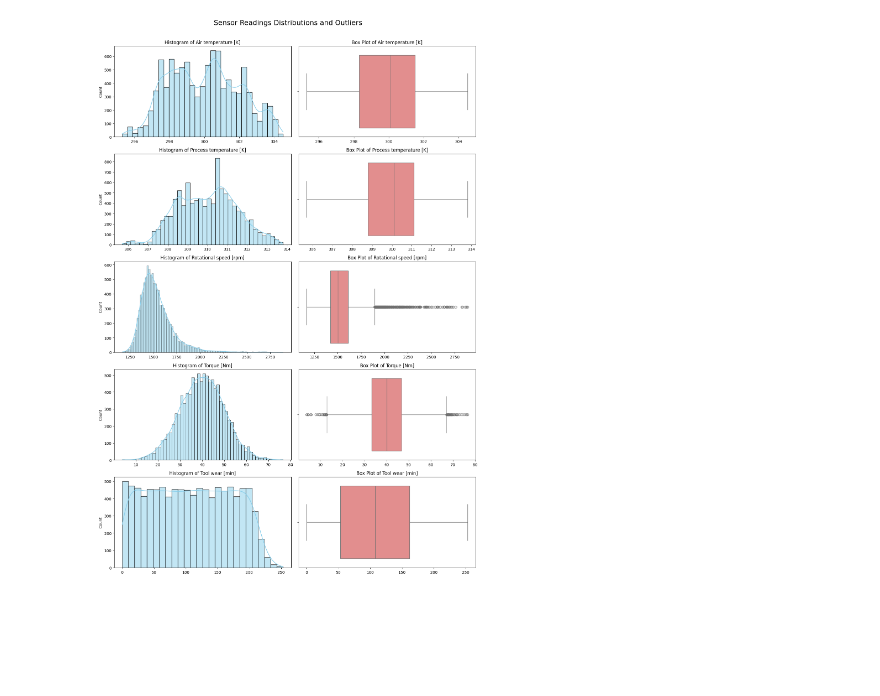
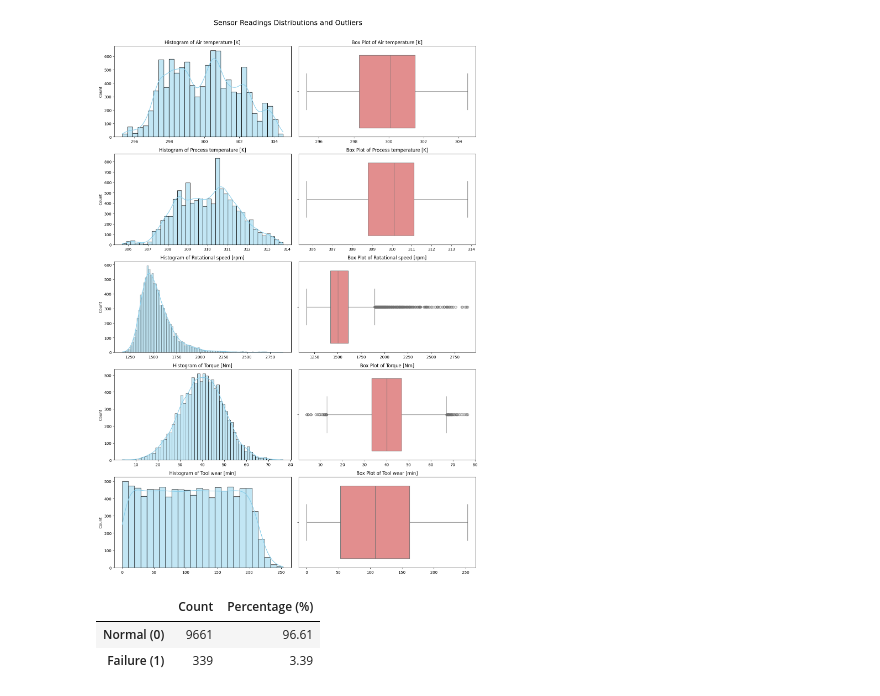
Before and after one commit to suryansh24-coder/Machine-Learning-Journey, a Jupyter notebook: Dataset_prepration.ipynb, the cells around one changed output. Cells and saved outputs as stored; diff of their text form; code cells hidden in the pictures; blank space fills up the shorter version.

```diff
--- a/Dataset_prepration.ipynb
+++ b/Dataset_prepration.ipynb
@@ -132,3 +132,18 @@ plt.tight_layout()
 plt.show()
 # %% [output]
 [figure]
+# %%
+# Calculate the count and percentage of each class in 'Machine failure'
+failure_counts = df['Machine failure'].value_counts()
+failure_pct = df['Machine failure'].value_counts(normalize=True) * 100
+
+class_dist = pd.DataFrame({
+    'Count': failure_counts,
+    'Percentage (%)': failure_pct
+})
+class_dist.index = ['Normal (0)', 'Failure (1)']
+display(class_dist)
+# %% [output]
+|  | Count | Percentage (%) |
+| Normal (0) | 9661 | 96.61 |
+| Failure (1) | 339 | 3.39 |
```
Also changed, not shown: parts of 3 cells of this notebook.
